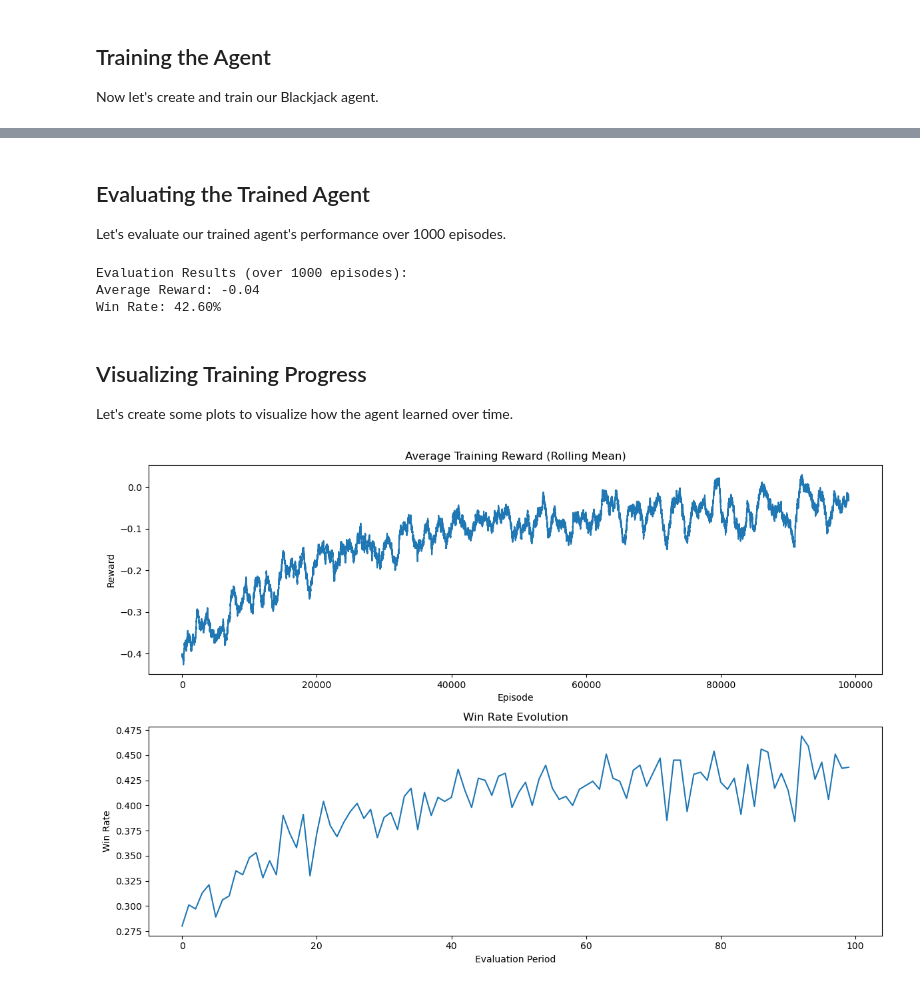
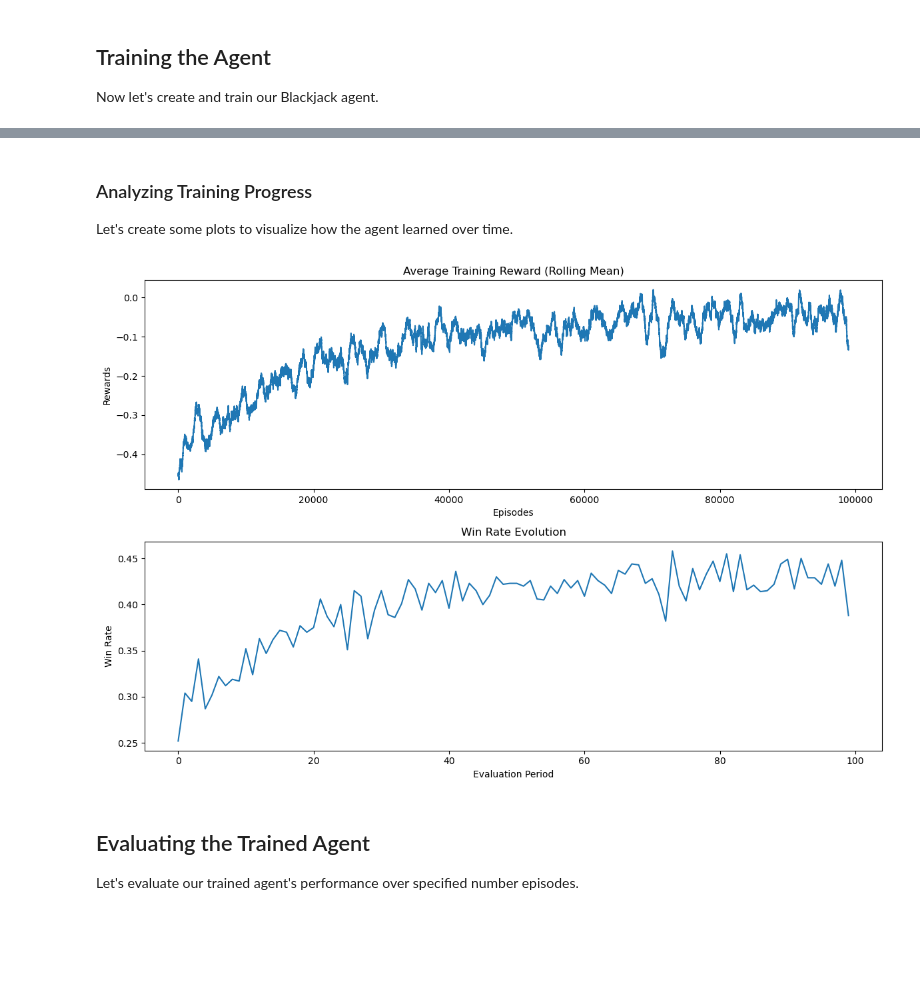
Before and after one commit to PradipKumarDas/Teaching, a Jupyter notebook: 22AML17213-Reinforcement_Learning/Blackjack/blackjack_v1.ipynb, the cells around one changed output, grey strips where cells are left out. Cells and saved outputs as stored; diff of their text form; code cells hidden in the pictures; blank space fills up the shorter version.

Commit message:
Blackjack_v1 notebook was updated with minor cleanup.

```diff
--- a/22AML17213-Reinforcement_Learning/Blackjack/blackjack_v1.ipynb
+++ b/22AML17213-Reinforcement_Learning/Blackjack/blackjack_v1.ipynb
@@ -221,11 +199,11 @@ Now let's create and train our Blackjack agent.
 # %%
 # Create and train the agent
 agent = BlackjackAgent(env,
-                      learning_rate=0.01,
+                      lr=0.01,
                       discount_factor=0.95,
                       initial_epsilon=1.0,
                       epsilon_decay=0.99995,
                       final_epsilon=0.01)
 
-# Train for 100,000 episodes
-agent.train(n_episodes=100000)
+# Trains for 100,000 episodes    [Note: This may take several seconds to complete]
+training_rewards, training_steps, training_win_rates = agent.train(n_episodes=100000)
@@ -250,48 +210,33 @@ Epsilon: 0.010
-# %% [markdown]
-## Evaluating the Trained Agent
-
-Let's evaluate our trained agent's performance over 1000 episodes.
-# %%
-# Create environment for evaluation
-eval_env = gym.make('Blackjack-v1', render_mode='human')
-
-# Evaluate the agent
-avg_reward = agent.evaluate(n_episodes=1000)
-
-# Close the environment
-eval_env.close()
-# %% [output]
-Evaluation Results (over 1000 episodes):
-Average Reward: -0.04
-Win Rate: 42.60%
 # %% [markdown]
-## Visualizing Training Progress
+### Analyzing Training Progress
 
 Let's create some plots to visualize how the agent learned over time.
 # %%
-# Set up the plotting style
-#plt.style.use('seaborn')
+# Sets up the plotting style
+# plt.style.use('seaborn')
 
-# Create a figure with multiple subplots
+# Creates a figure with multiple subplots
 fig, (ax1, ax2) = plt.subplots(2, 1, figsize=(12, 8))
 
-# Plot training rewards
+# Plots training rewards
 window_size = 1000
-rolling_mean = np.convolve(agent.training_rewards,
-                          np.ones(window_size)/window_size,
-                          mode='valid')
+rolling_mean = np.convolve(training_rewards, np.ones(window_size)/window_size, mode='valid')
 ax1.plot(rolling_mean)
 ax1.set_title('Average Training Reward (Rolling Mean)')
-ax1.set_xlabel('Episode')
-ax1.set_ylabel('Reward')
+ax1.set_xlabel('Episodes')
+ax1.set_ylabel('Rewards')
 
-# Plot win rates
-ax2.plot(range(len(agent.win_rates)), agent.win_rates)
+# Plots win rates
+ax2.plot(range(len(training_win_rates)), training_win_rates)
 ax2.set_title('Win Rate Evolution')
 ax2.set_xlabel('Evaluation Period')
 ax2.set_ylabel('Win Rate')
 
 plt.tight_layout()
 plt.show()
 # %% [output]
-[figure, old version]
+[figure, new version]
+# %% [markdown]
+## Evaluating the Trained Agent
+
+Let's evaluate our trained agent's performance over specified number episodes.
```
Also changed, not shown: parts of 11 cells of this notebook.
